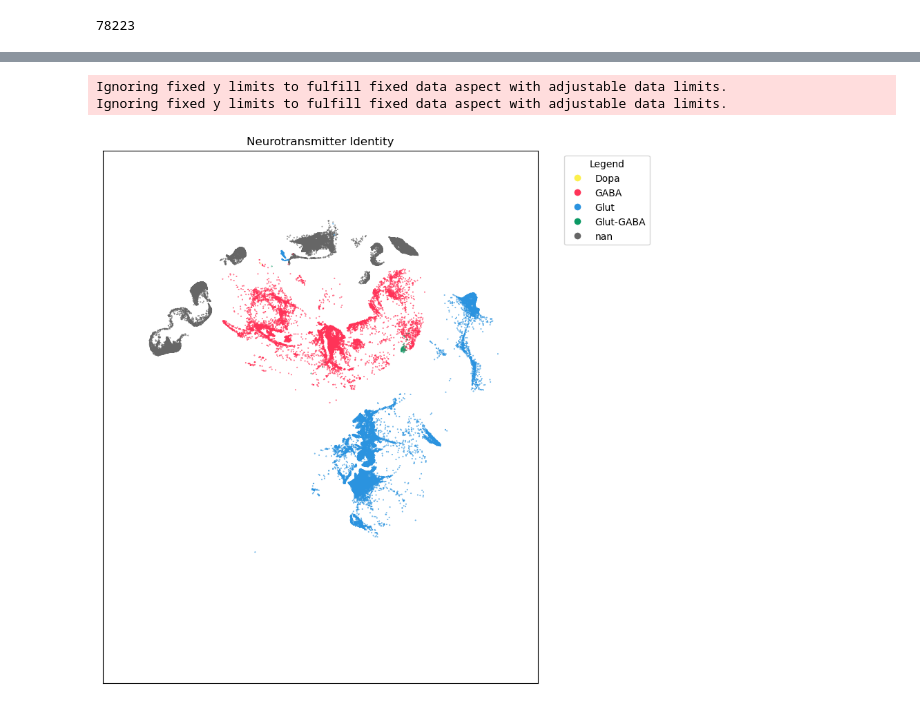
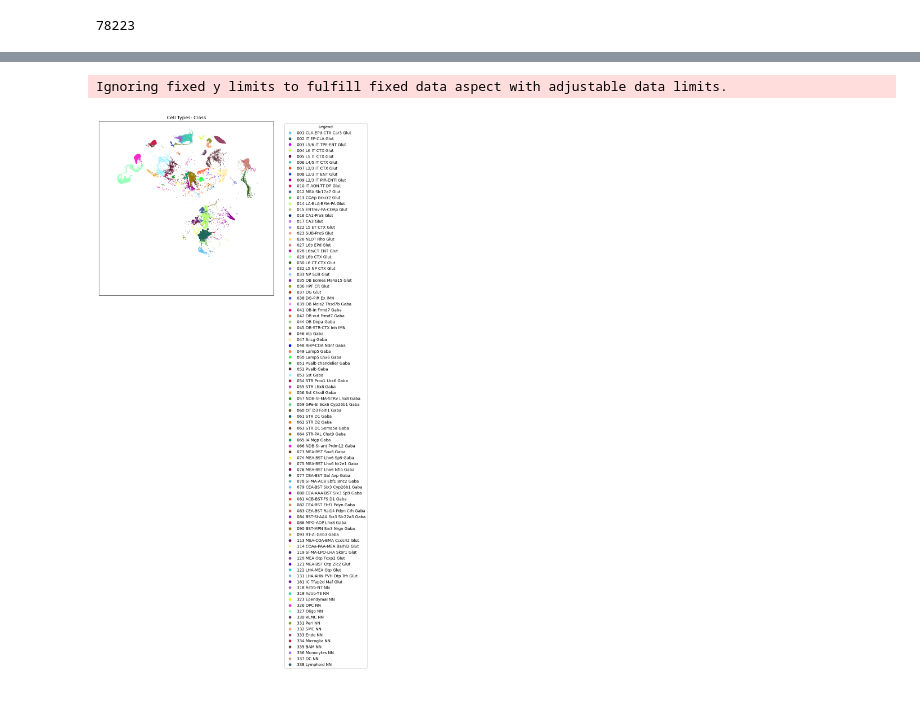
Before and after one commit to BioProteanLabs/ABCA_analysis, a Jupyter notebook: scRNA-seq/03_expression_plots.ipynb, the cells around one changed output, grey strips where cells are left out. Drawn from its saved outputs; the diff is of its cells as text; code cells hidden in the pictures.

```diff
--- a/scRNA-seq/03_expression_plots.ipynb
+++ b/scRNA-seq/03_expression_plots.ipynb
@@ -56,26 +56,28 @@ Number of unique cluster_color = 693
 Number of unique region_of_interest_order = 1 [17]
 Number of unique region_of_interest_color = 1 ['#994817']
 # %%
-def plot_umap(xx, yy, cc=None, val=None, fig_width=8, fig_height=8, cmap=None):
+# def plot_umap(xx, yy, cc=None, val=None, fig_width=8, fig_height=8, cmap=None):
 
-    fig, ax = plt.subplots()
-    fig.set_size_inches(fig_width, fig_height)
+#     fig, ax = plt.subplots()
+#     fig.set_size_inches(fig_width, fig_height)
 
-    if cmap is not None :
-        plt.scatter(xx, yy, s=0.5, c=val, marker='.', cmap=cmap)
-    elif cc is not None :
-        plt.scatter(xx, yy, s=0.5, color=cc, marker='.')
+#     if cmap is not None :
+#         plt.scatter(xx, yy, s=0.5, c=val, marker='.', cmap=cmap)
+#     elif cc is not None :
+#         plt.scatter(xx, yy, s=0.5, color=cc, marker='.')
 
-    ax.axis('equal')
-    ax.set_xlim(-18, 27)
-    ax.set_ylim(-18, 27)
-    ax.set_xticks([])
-    ax.set_yticks([])
+#     ax.axis('equal')
+#     ax.set_xlim(-18, 27)
+#     ax.set_ylim(-18, 27)
+#     ax.set_xticks([])
+#     ax.set_yticks([])
 
-    return fig, ax
+#     return fig, ax
 # %%
+# Updated Plot function to include Legends
+
 from matplotlib.lines import Line2D
-def plot_umap_legends(xx, yy, cc=None, val=None, label_column=None, fig_width=8, fig_height=8, cmap=None):
+def plot_umap(xx, yy, cc=None, val=None, label_column=None, fig_width=8, fig_height=8, cmap=None):
     # Initialize plot with constrained layout to prevent overlap
     fig, ax = plt.subplots(constrained_layout=True)
     fig.set_size_inches(fig_width, fig_height)
@@ -160,12 +166,11 @@ Ignoring fixed y limits to fulfill fixed data aspect with adjustable data limits
 # %%
-fig, ax = plot_umap_legends(
+fig, ax = plot_umap(
     cell_subsampled['x'],
     cell_subsampled['y'],
-    label_column = cell_subsampled['neurotransmitter'],
-    cc = cell_subsampled['neurotransmitter_color'])
-res = ax.set_title("Neurotransmitter Identity")
+    label_column = cell_subsampled['subclass'],
+    cc = cell_subsampled['subclass_color'])
+res = ax.set_title("Cell Types: Class")
 plt.show()
 # %% [output]
 Ignoring fixed y limits to fulfill fixed data aspect with adjustable data limits.
-Ignoring fixed y limits to fulfill fixed data aspect with adjustable data limits.
-[figure, old version]
+[figure, new version]
```
Also changed, not shown: parts of 7 cells of this notebook, 2 other files.
